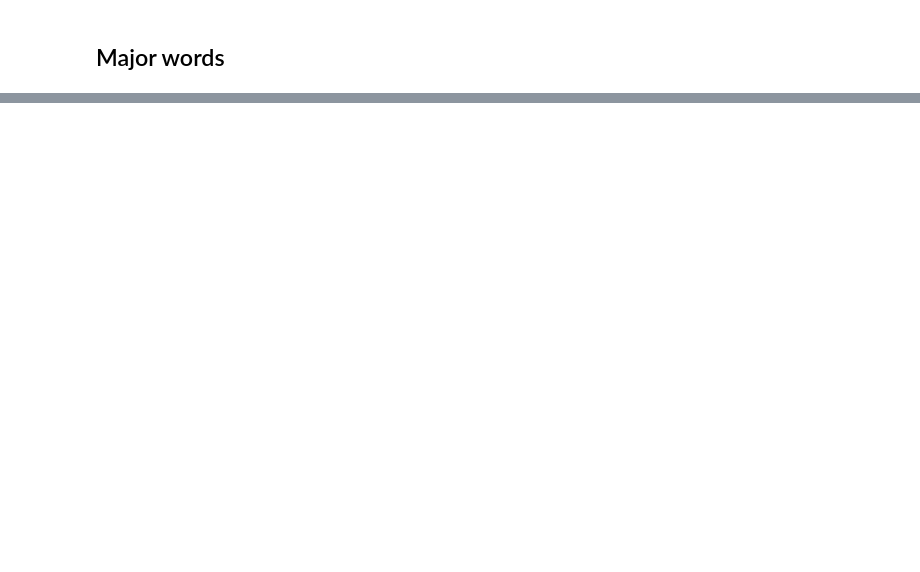
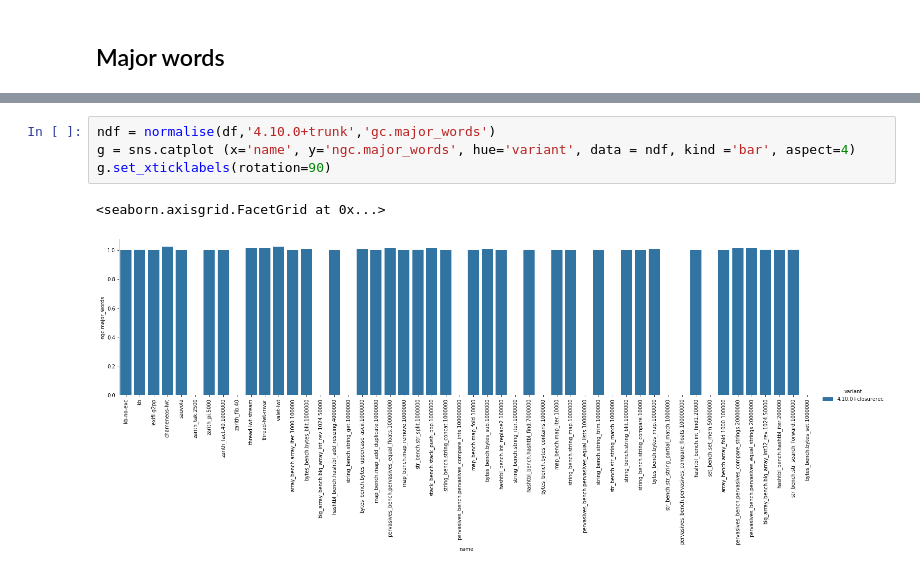
Before and after one commit to ocaml-bench/sandmark-analyze, a Jupyter notebook: sandmark-analyze.ipynb, the cells around one changed output, grey strips where cells are left out. Cells and saved outputs as stored; diff of their text form; blank space fills up the shorter version.

```diff
--- a/sandmark-analyze.ipynb
+++ b/sandmark-analyze.ipynb
@@ -94,3 +117,10 @@ g.set_xticklabels(rotation=90)
 # %% [output]
 <seaborn.axisgrid.FacetGrid at 0x...>
 [figure]
+# %%
+ndf = normalise(df,'4.10.0+trunk','gc.major_words')
+g = sns.catplot (x='name', y='ngc.major_words', hue='variant', data = ndf, kind ='bar', aspect=4)
+g.set_xticklabels(rotation=90)
+# %% [output]
+<seaborn.axisgrid.FacetGrid at 0x...>
+[figure, added]
```
Also changed, not shown: parts of 12 cells of this notebook.
